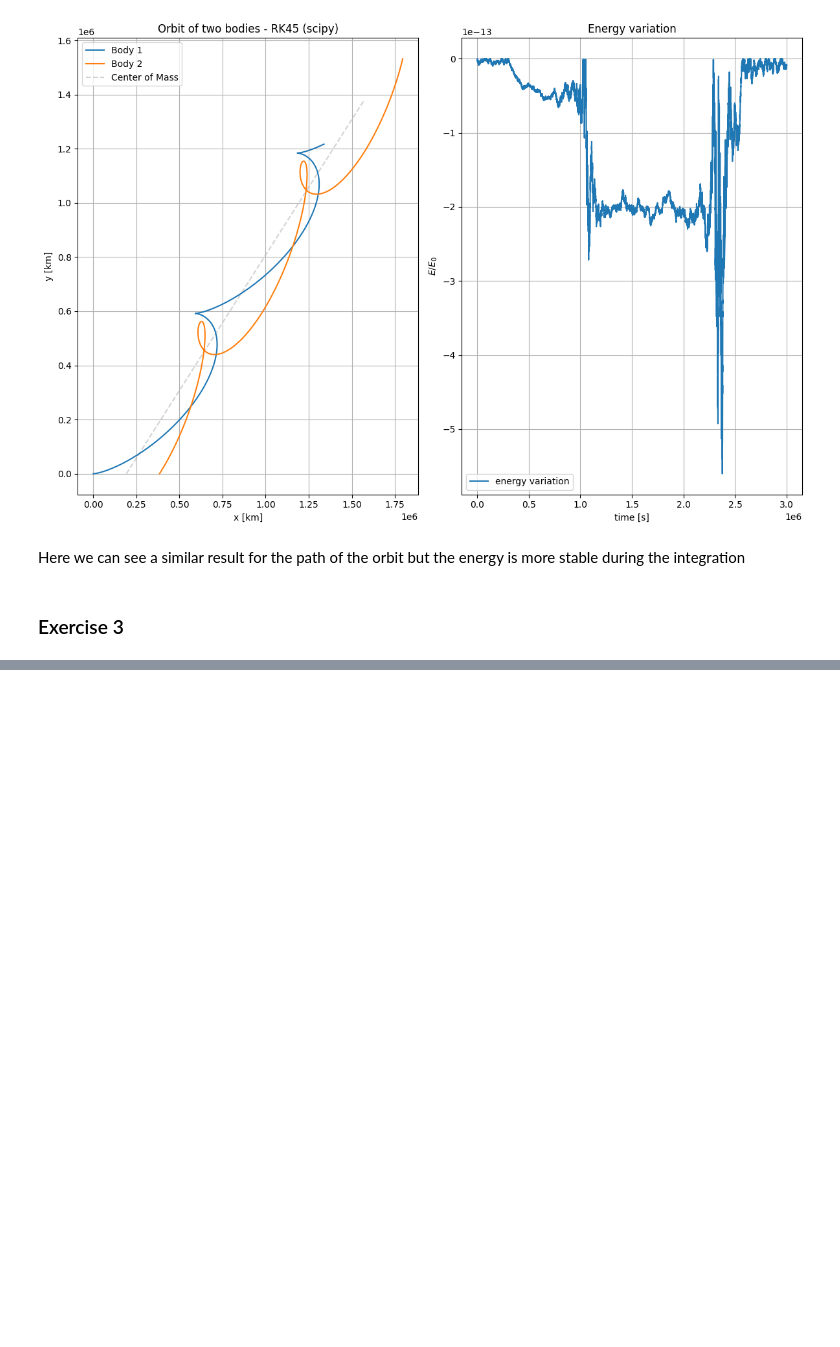
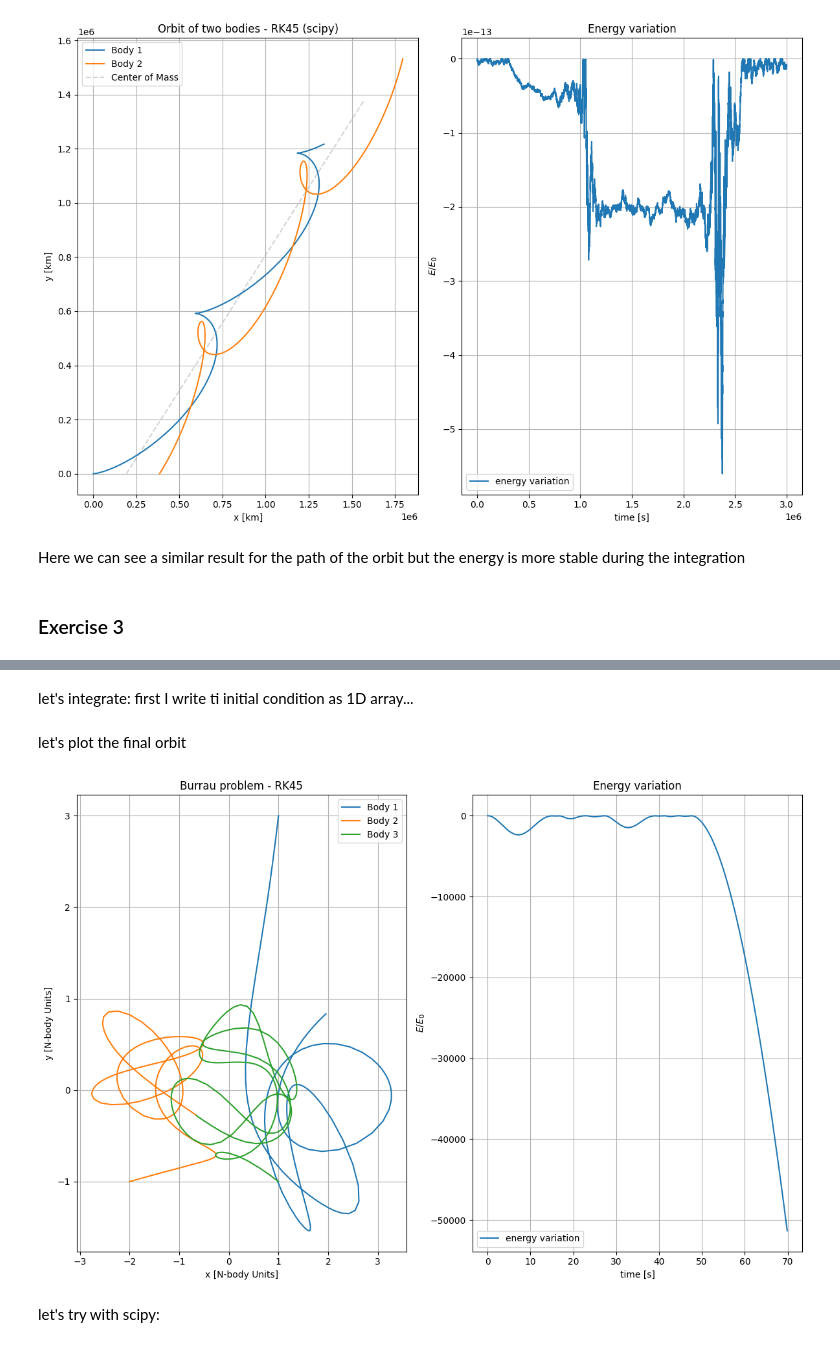
Before and after one commit to marcoboscato/celestial_mechanics, a Jupyter notebook: Homeworks/HW2/HW2_boscatomarco.ipynb, the cells around one changed output, grey strips where cells are left out. Saved outputs shown, nothing was run; the diff lists cells and outputs as text; code cells hidden in the pictures; blank space fills up the shorter version.

```diff
--- a/Homeworks/HW2/HW2_boscatomarco.ipynb
+++ b/Homeworks/HW2/HW2_boscatomarco.ipynb
@@ -192,0 +244,10 @@ Here we can see a similar result for the path of the orbit but the energy is mor
+# %%
+def acceleration_three_body(x):
+    acc = np.zeros((3,2), dtype=float)
+    for i in range(3):
+        for j in range(3):
+            if i != j:
+                r = np.linalg.norm(x[i] - x[j])
+                temp = - G*masses[j]*(x[i] - x[j]) / r**3.
+                acc[i,:] += temp
+    return acc
@@ -192,0 +256,43 @@ Here we can see a similar result for the path of the orbit but the energy is mor
+# %%
+def f(t, x):
+    r = x[0:6].reshape(3, 2)
+    v = x[6:12].reshape(3, 2)
+    a = acceleration_three_body(r)
+    return np.array(np.concatenate((v[0], v[1], v[2], a[0], a[1], a[2]), axis=None))
+# %% [markdown]
+let's integrate: first I write ti initial condition as 1D array...
+# %%
+x = np.concatenate((position, velocity), axis=None)
+
+time, orbit = RK_4th_order_adaptive(f, x, t0, tf, h0)
+# %%
+energy = Energy_3bodies(orbit)
+# %% [markdown]
+let's plot the final orbit
+# %%
+plt.figure(figsize=(12,8))
+plt.subplot(1,2,1)
+plt.plot(orbit[:,0], orbit[:,1], label='Body 1')
+plt.plot(orbit[:,2], orbit[:,3], label='Body 2')
+plt.plot(orbit[:,4], orbit[:,5], label='Body 3')
+plt.xlabel('x [N-body Units]')
+plt.ylabel('y [N-body Units]')
+plt.title('Burrau problem - RK45')
+#plt.xlim(-4, 4)
+#plt.ylim(-10, 5)
+plt.grid()
+plt.legend()
+
+plt.subplot(1,2,2)
+plt.plot(time, energy, label='energy variation')
+plt.xlabel('time [s]')
+plt.ylabel('$E/E_{0}$')
+plt.title('Energy variation')
+plt.grid()
+plt.legend(loc='lower left')
+
+plt.tight_layout()
+# %% [output]
+[figure, added]
+# %% [markdown]
+let's try with scipy:
```
Also changed, not shown: parts of 10 cells of this notebook, 2 other files.
